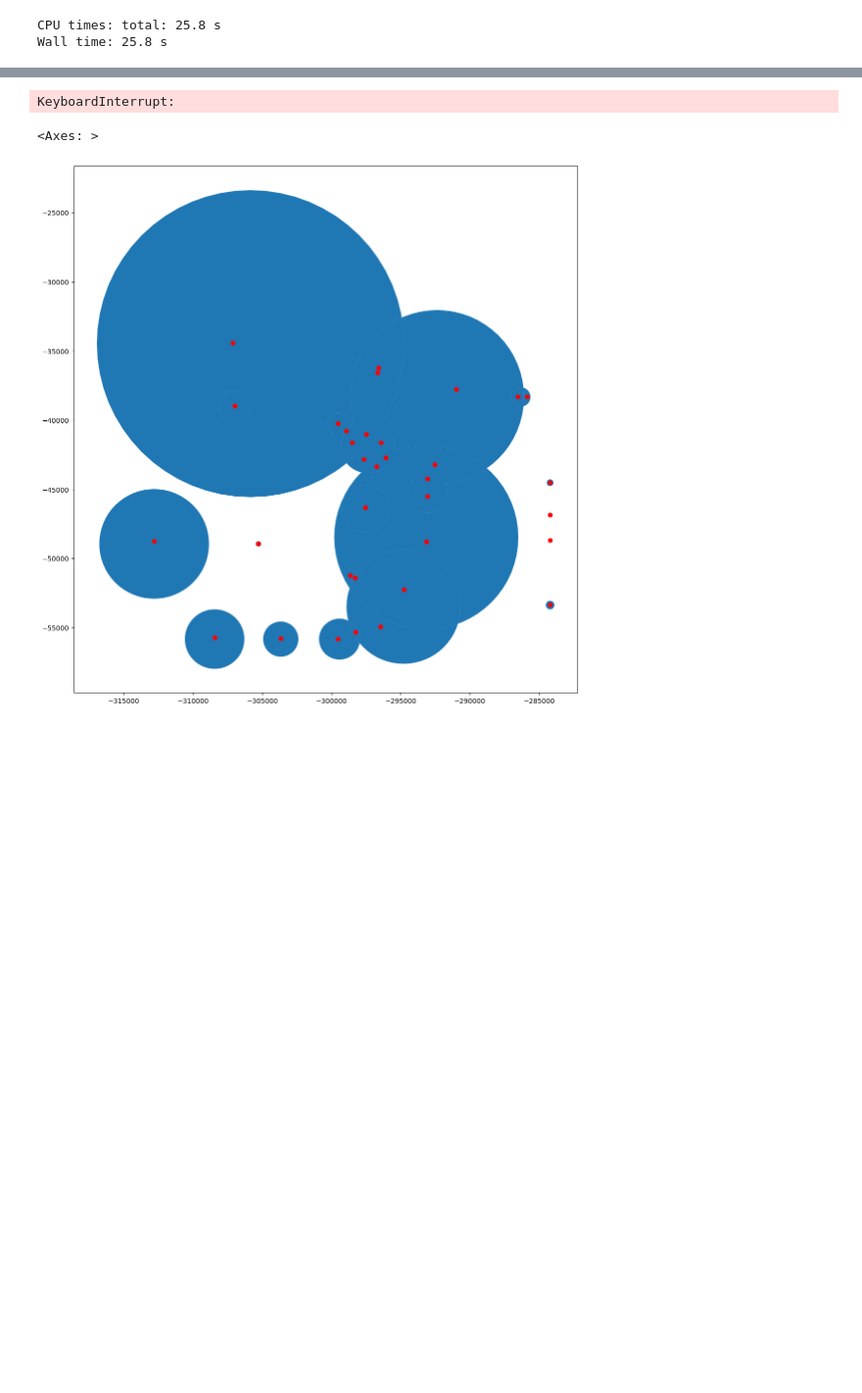
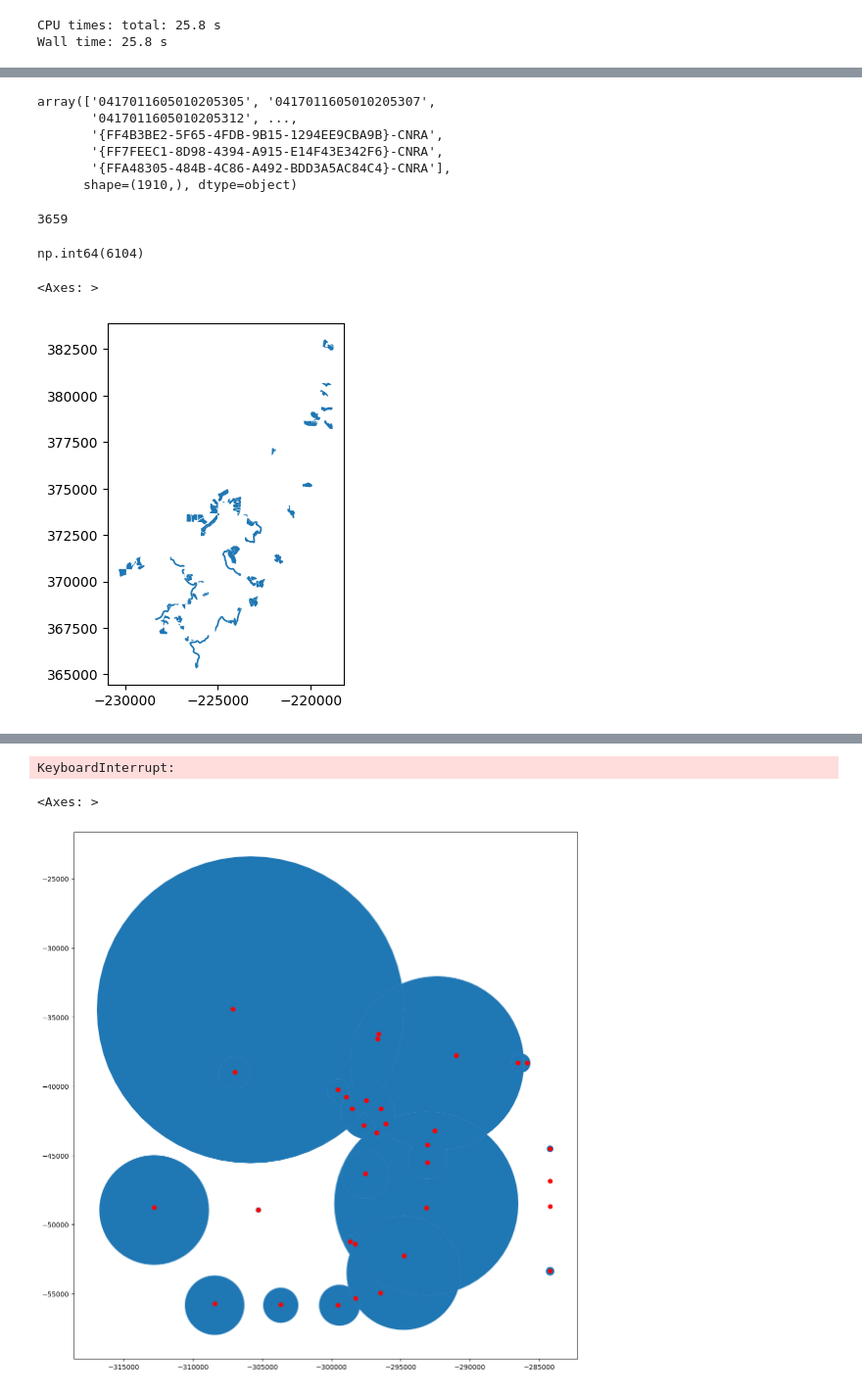
Before and after one commit to klinucsd/interagency-tracking-system, a Jupyter notebook: notebooks/Footprint.ipynb, the cells around one changed output, grey strips where cells are left out. Shown: that part at 98% size. Drawn from its saved outputs; the diff is of its cells as text; code cells hidden in the pictures; blank space fills up the shorter version.

```diff
--- a/notebooks/Footprint.ipynb
+++ b/notebooks/Footprint.ipynb
@@ -371,0 +410,9 @@ def remove_duplicates(gdf):
+# %%
+auto_intersection.TRMTID_USER.unique()
+# %% [output]
+array(['0417011605010205305', '0417011605010205307',
+       '0417011605010205312', ...,
+       '{FF4B3BE2-5F65-4FDB-9B15-1294EE9CBA9B}-CNRA',
+       '{FF7FEEC1-8D98-4394-A915-E14F43E342F6}-CNRA',
+       '{FFA48305-484B-4C86-A492-BDD3A5AC84C4}-CNRA'],
+      shape=(1910,), dtype=object)
@@ -371,0 +421,2 @@ def remove_duplicates(gdf):
+# %%
+interaction_gdf_list = get_interaction_list(dissolved_cur_y)
@@ -371,0 +425,10 @@ def remove_duplicates(gdf):
+# %%
+len(non_intersection_poly)
+# %% [output]
+3659
+# %%
+gdf = dissolved_cur_y
+# %%
+gdf[gdf.TRMTID_USER.isin(nop_list)].index[101]
+# %% [output]
+np.int64(6104)
@@ -371,0 +437,9 @@ def remove_duplicates(gdf):
+# %%
+i = 951
+# %%
+shapely_arr_polygon = pd.concat([gdf.iloc[[i]], interaction_gdf_list[i]]).geometry
+# %%
+shapely_arr_polygon.plot()
+# %% [output]
+<Axes: >
+[figure, added]
```
Also changed, not shown: parts of 51 cells of this notebook, 5 other files.
